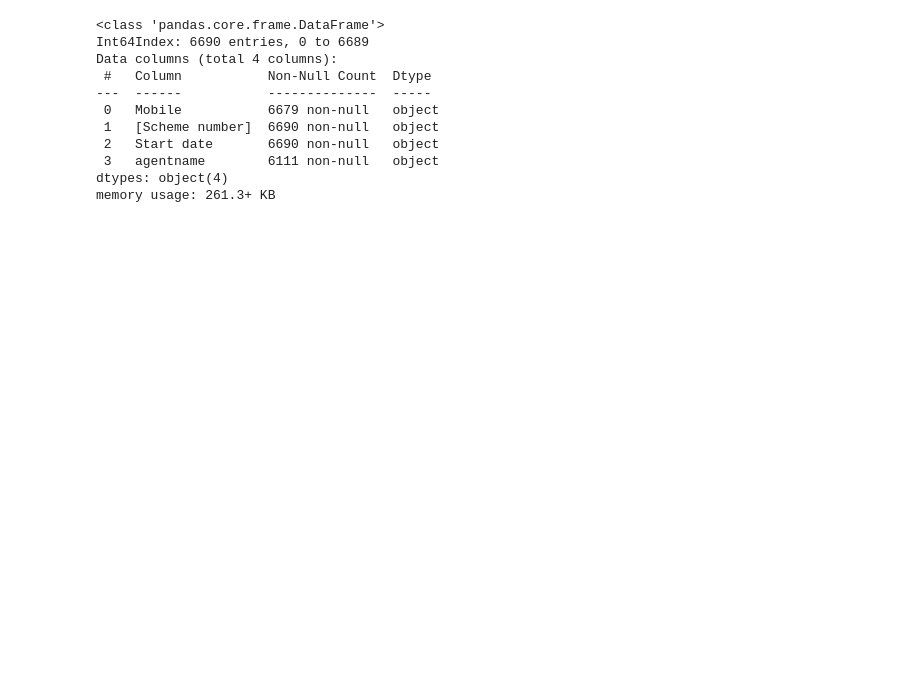
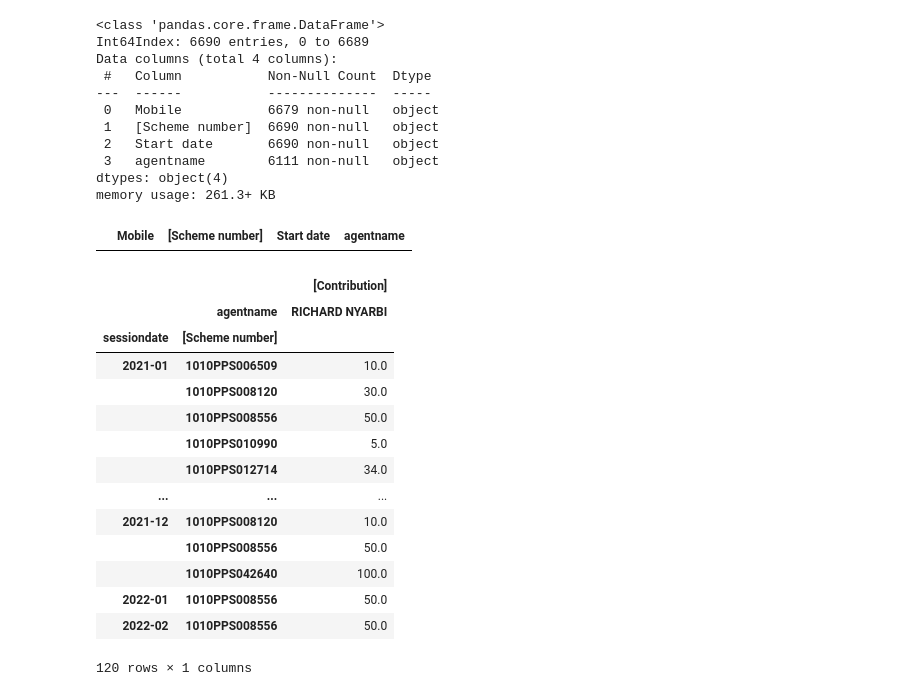
Before and after one commit to bryted/randomactivities, a Jupyter notebook: samadu.ipynb, the cells around one changed output. Drawn from its saved outputs; the diff is of its cells as text; code cells hidden in the pictures; blank space fills up the shorter version.

```diff
--- a/samadu.ipynb
+++ b/samadu.ipynb
@@ -254,7 +270,29 @@ b3= b2.loc[b2['agentname'] == 'NAKOE SAMADU' ]
+# %%
+b3
+# %% [output]
+|  | Mobile | [Scheme number] | Start date | agentname |
 # %%
 lb= pd.pivot_table(b3, index = ['Start date', '[Scheme number]'], columns = ['agentname'])#, values = ['[Contribution]'],aggfunc = np.sum)#######
 # %%
 lb.to_excel('lbs.xlsx')
 # %%
 l = pd.pivot_table(c5, index = ['sessiondate', '[Scheme number]'], columns = ['agentname'], values = ['[Contribution]'],aggfunc = np.sum)#######
+# %%
+l
+# %% [output]
+|  |  | [Contribution] |
+|  | agentname | RICHARD NYARBI |
+| sessiondate | [Scheme number] |  |
+| 2021-01 | 1010PPS006509 | 10.0 |
+|  | 1010PPS008120 | 30.0 |
+|  | 1010PPS008556 | 50.0 |
+|  | 1010PPS010990 | 5.0 |
+|  | 1010PPS012714 | 34.0 |
+| ... | ... | ... |
+| 2021-12 | 1010PPS008120 | 10.0 |
+|  | 1010PPS008556 | 50.0 |
+|  | 1010PPS042640 | 100.0 |
+| 2022-01 | 1010PPS008556 | 50.0 |
+| 2022-02 | 1010PPS008556 | 50.0 |
+120 rows × 1 columns
 # %%
```
Also changed, not shown: parts of 14 cells of this notebook.
